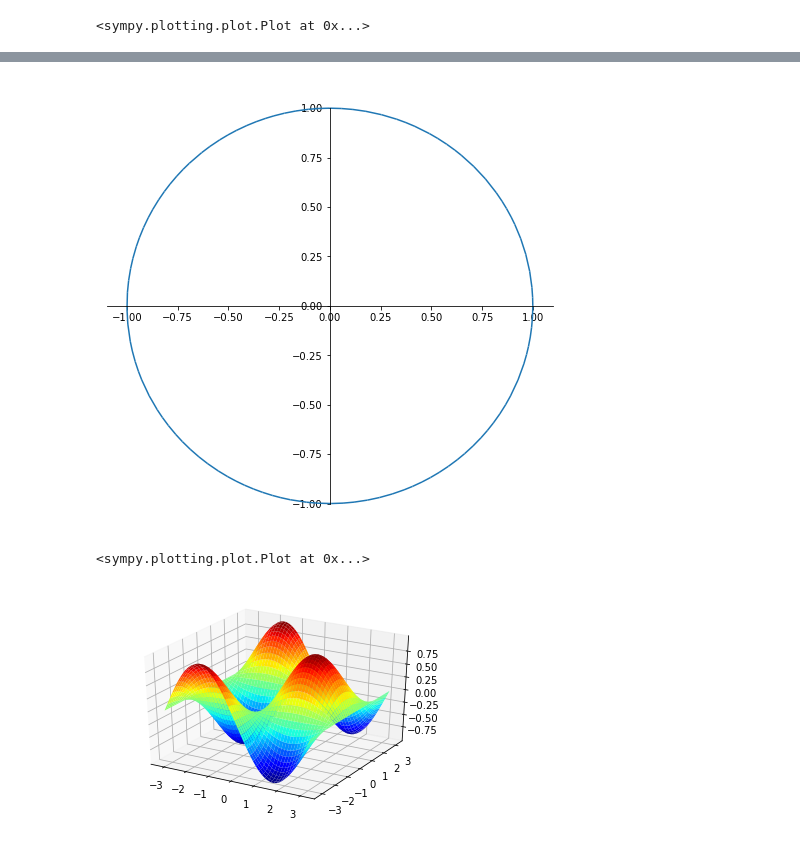
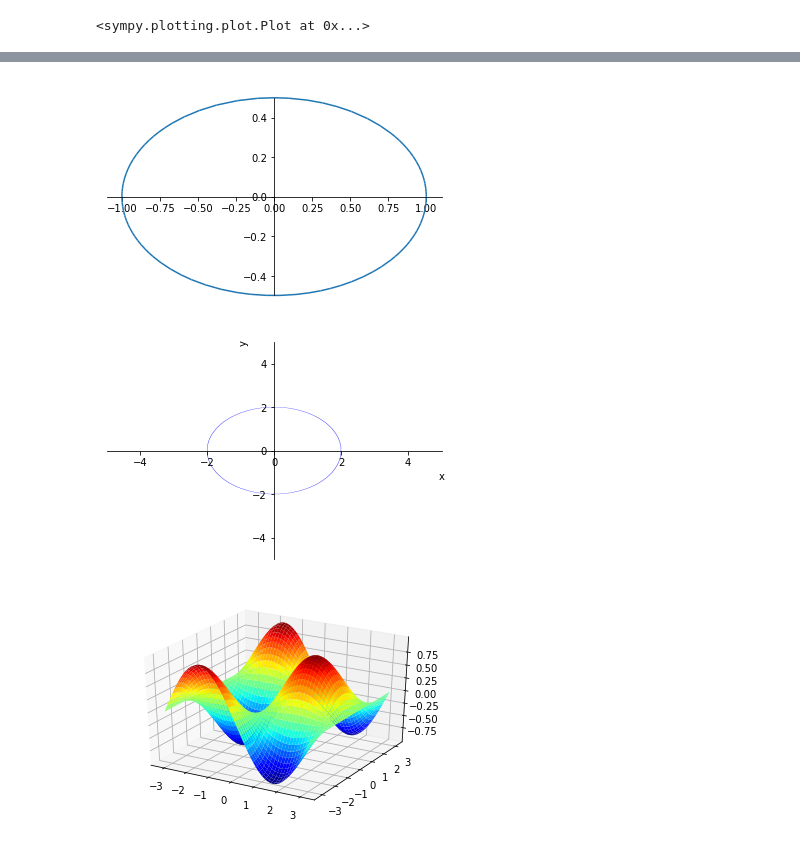
Before and after one commit to daddygongon/jupyter_num_calc, a Jupyter notebook: symbolic_math/first_leaf.ipynb, the cells around one changed output, grey strips where cells are left out. Saved outputs shown, nothing was run; the diff lists cells and outputs as text; code cells hidden in the pictures.

Commit message:
rev text in sympy

```diff
--- a/symbolic_math/first_leaf.ipynb
+++ b/symbolic_math/first_leaf.ipynb
@@ -179,14 +204,30 @@ p.show()
 # %%
+from sympy import *
 from sympy.plotting import plot_parametric
+
 t = symbols('t')
 
-import matplotlib.pyplot as plt
-plt.rcParams['figure.figsize'] = (8,8)
-
-plot_parametric(cos(t), sin(t), (t, 0, 2*pi))
+p = plot_parametric(cos(t),1/2*sin(t),(t,0,2*pi), show=False)
+# p.aspect_ratio('equal') plot_parametricにはなさそう．以下を参照
+p.show()
 # %% [output]
-[figure, old version]
+[figure, new version]
-<sympy.plotting.plot.Plot at 0x...>
+# %%
+import matplotlib.pyplot as plt
+import sympy as sy
+
+x, y = sy.symbols('x y')
+p1 = sy.plot_implicit(sy.Eq(x**2 + y**2, 4))
+fg, ax = p1._backend.fig, p1._backend.ax  # get matplotib's figure and ax
+
+# Use matplotlib to change appearance:
+ax.axis('tight')  # list of float or {‘on’, ‘off’, ‘equal’, ‘tight’, ‘scaled’, ‘normal’, ‘auto’, ‘image’, ‘square’}
+ax.set_aspect("equal") # 'auto', 'equal' or a positive integer is allowed
+ax.grid(True)
+fg.canvas.draw()
+plt.show()  # enter matplotlib's event loop (not needed in Jupyter)
+# %% [output]
+[figure, added]
 # %%
 %matplotlib inline
 from sympy import *
```
Also changed, not shown: parts of 11 cells of this notebook, 8 other files.
